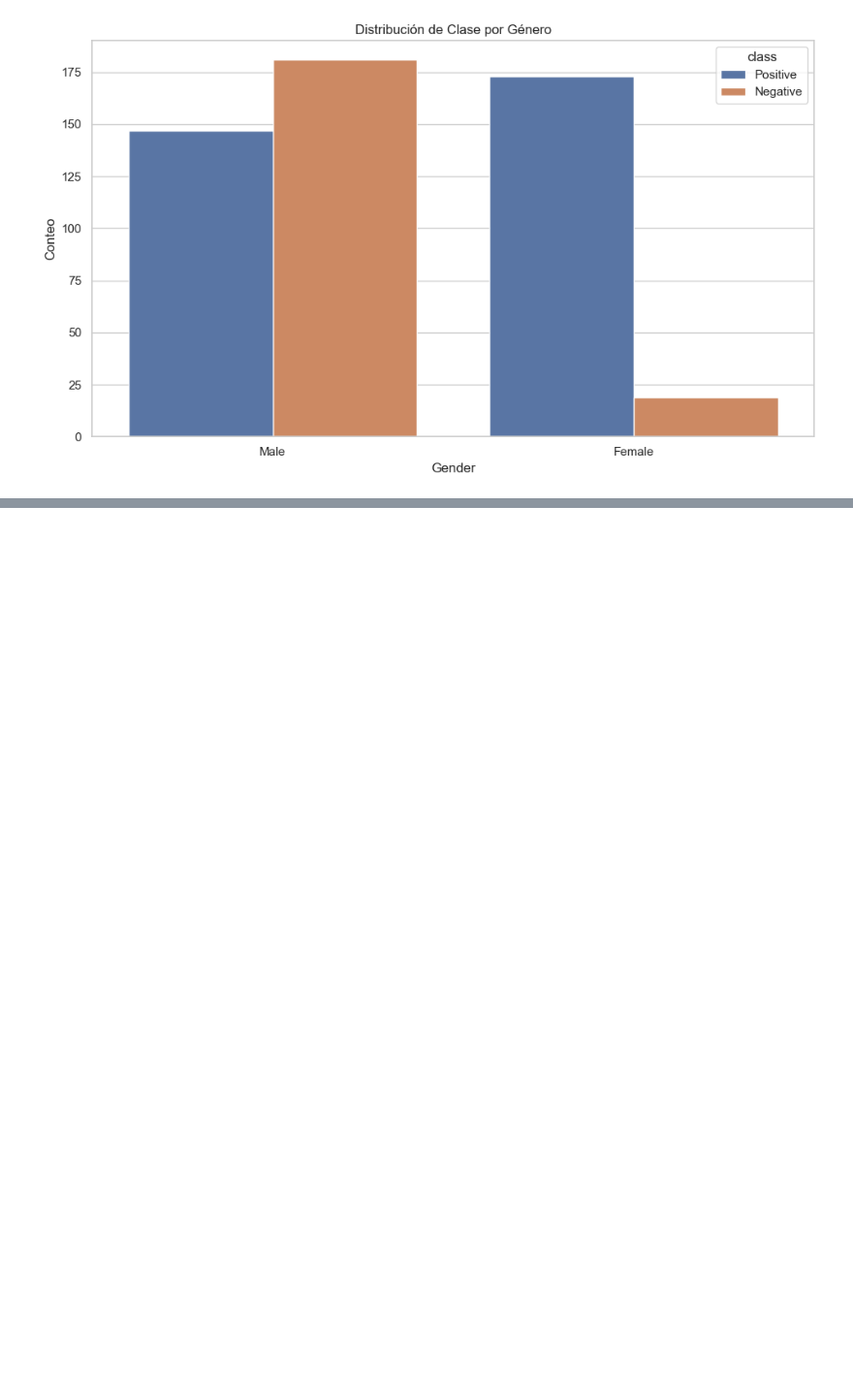
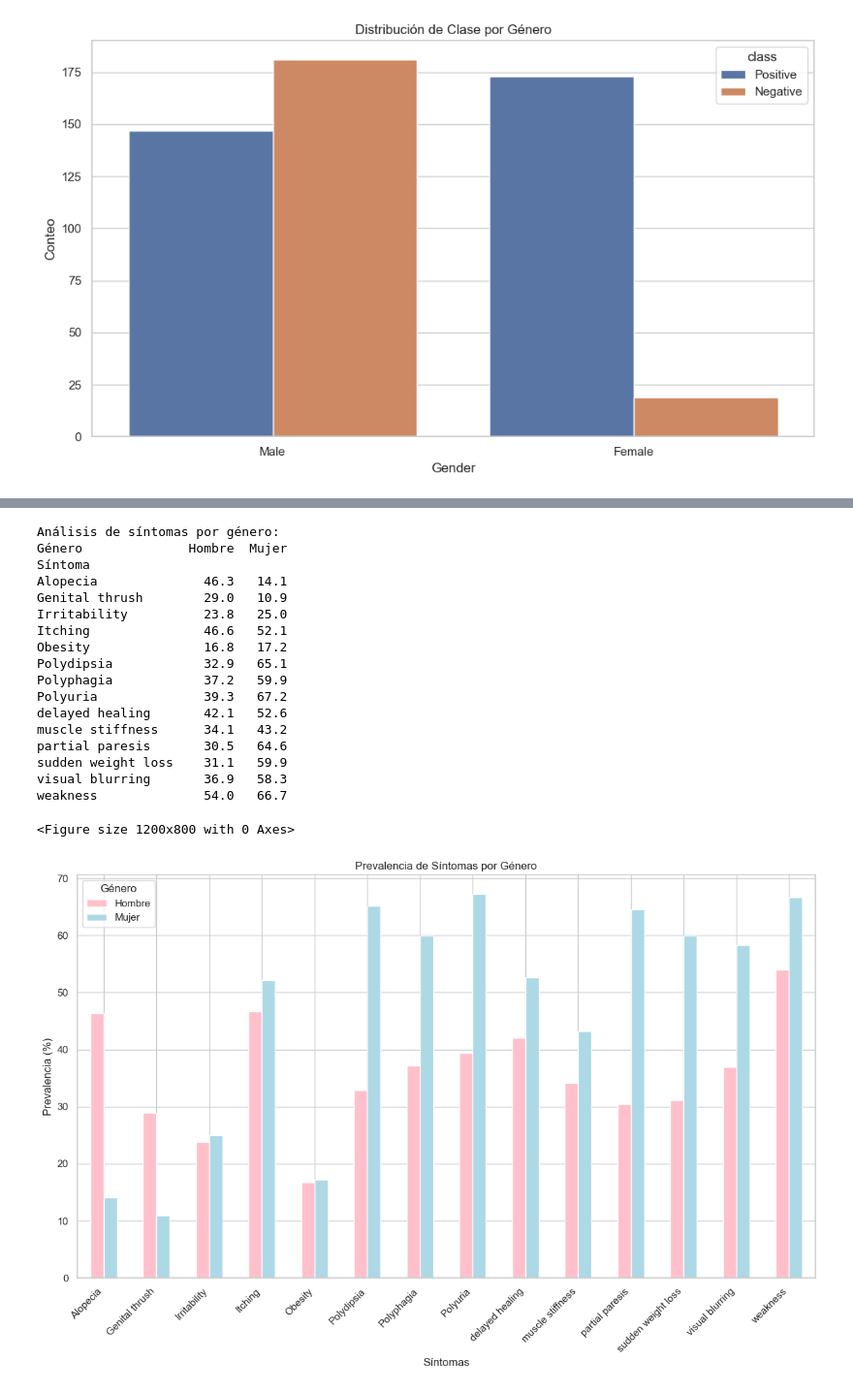
Before and after one commit to PameBlanca/FCD_UV_2025, a Jupyter notebook: Diabetes_project/notebook/diabetes_clustering_analysis.ipynb, the cells around one changed output, grey strips where cells are left out. Shown at 97% size. Saved outputs shown, nothing was run; the diff lists cells and outputs as text; code cells hidden in the pictures; blank space fills up the shorter version.

```diff
--- a/Diabetes_project/notebook/diabetes_clustering_analysis.ipynb
+++ b/Diabetes_project/notebook/diabetes_clustering_analysis.ipynb
@@ -111,0 +364,58 @@ Name: count, dtype: int64
+# %%
+# ===== EDA CON DATOS PROCESADOS II =====
+
+# Distribución de síntomas por género
+print("\nAnálisis de síntomas por género:")
+symptom_cols = [col for col in features_scaled.columns if col not in ['Age', 'Gender']]
+
+# Crear dataframe para análisis por género
+df_analysis = features_scaled.copy()
+df_analysis['Gender_label'] = df_analysis['Gender'].map({0: 'Mujer', 1: 'Hombre'})
+
+# Calcular prevalencia de síntomas por género
+prevalence_by_gender = []
+for symptom in symptom_cols:
+    for gender_val, gender_label in [(0, 'Mujer'), (1, 'Hombre')]:
+        mask = df_analysis['Gender'] == gender_val
+        prevalence = df_analysis.loc[mask, symptom].mean() * 100
+        prevalence_by_gender.append({
+            'Síntoma': symptom,
+            'Género': gender_label,
+            'Prevalencia (%)': prevalence
+        })
+
+prevalence_df = pd.DataFrame(prevalence_by_gender)
+pivot_prevalence = prevalence_df.pivot(index='Síntoma', columns='Género', values='Prevalencia (%)')
+
+print(pivot_prevalence.round(1))
+
+# Visualización de prevalencia por género
+plt.figure(figsize=(12, 8))
+pivot_prevalence.plot(kind='bar', color=['pink', 'lightblue'])
+plt.title('Prevalencia de Síntomas por Género')
+plt.xlabel('Síntomas')
+plt.ylabel('Prevalencia (%)')
+plt.xticks(rotation=45, ha='right')
+plt.legend(title='Género')
+plt.tight_layout()
+plt.show()
+# %% [output]
+Análisis de síntomas por género:
+Género              Hombre  Mujer
+Síntoma
+Alopecia              46.3   14.1
+Genital thrush        29.0   10.9
+Irritability          23.8   25.0
+Itching               46.6   52.1
+Obesity               16.8   17.2
+Polydipsia            32.9   65.1
+Polyphagia            37.2   59.9
+Polyuria              39.3   67.2
+delayed healing       42.1   52.6
+muscle stiffness      34.1   43.2
+partial paresis       30.5   64.6
+sudden weight loss    31.1   59.9
+visual blurring       36.9   58.3
+weakness              54.0   66.7
+<Figure size 1200x800 with 0 Axes>
+[figure, added]
```
Also changed, not shown: parts of 7 cells of this notebook, 1 other file.
